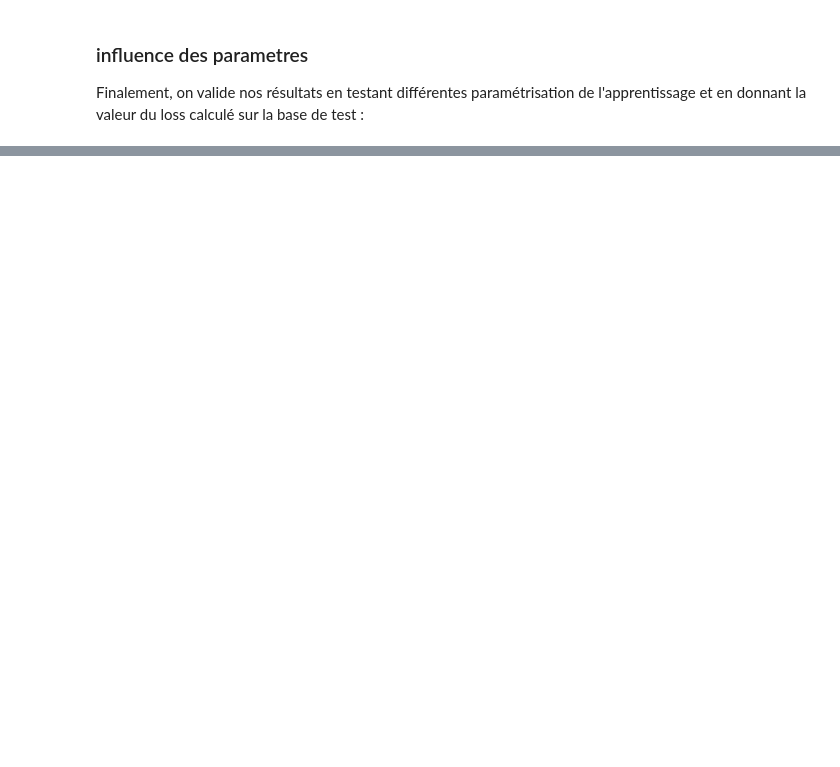
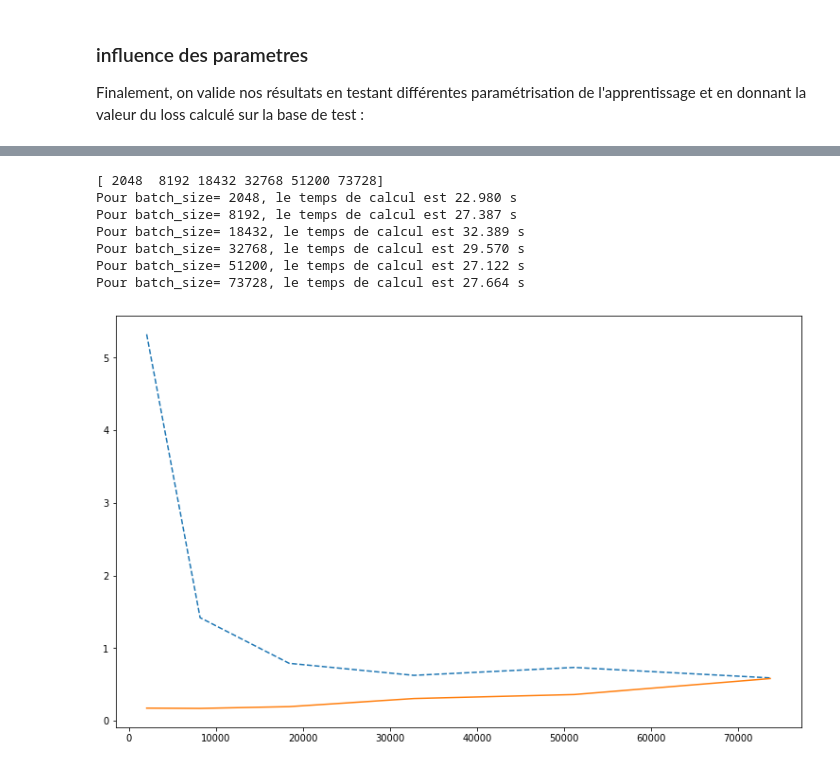
Before and after one commit to laurentperrinet/2022-05-04_transfert-des-voix, a Jupyter notebook: 2022-05-04_transfert-des-voix.ipynb, the cells around one changed output, grey strips where cells are left out. Saved outputs shown, nothing was run; the diff lists cells and outputs as text; code cells hidden in the pictures; blank space fills up the shorter version.

```diff
--- a/2022-05-04_transfert-des-voix.ipynb
+++ b/2022-05-04_transfert-des-voix.ipynb
@@ -1099,20 +1099,30 @@ ax.set_xscale = 'log'
 # %%
 import time
 results_train, results_test = [], []
 batch_sizes = (batch_size * np.arange(1, N_scan) ** 2) // 8
 print(batch_sizes)
 for batch_size_ in batch_sizes:
     tic = time.time()
     trans, loss_train, loss_test, p_1, p_2, p_2_pred = fit_data(df_1, df_2, batch_size=batch_size_, verbose=False)
     print(f'Pour batch_size= {batch_size_}, le temps de calcul est {time.time()-tic:.3f} s')
     results_train.append(loss_train)
     results_test.append(loss_test)
 
 fig, ax = plt.subplots(figsize = (13, 8))
 ax.plot(batch_sizes, results_train, '--')
 ax.plot(batch_sizes, results_test)
 ax.set_xlabel = 'batch size'
 ax.set_ylabel = 'Loss'
+ax.set_xscale('log');
+# %% [output]
+[ 2048  8192 18432 32768 51200 73728]
+Pour batch_size= 2048, le temps de calcul est 22.980 s
+Pour batch_size= 8192, le temps de calcul est 27.387 s
+Pour batch_size= 18432, le temps de calcul est 32.389 s
+Pour batch_size= 32768, le temps de calcul est 29.570 s
+Pour batch_size= 51200, le temps de calcul est 27.122 s
+Pour batch_size= 73728, le temps de calcul est 27.664 s
+[figure, added]
 # %%
 results_train, results_test = [], []
 beta1s = 1 - (1 - beta1) * np.logspace(-1, 1, 7, base=10)
```
Also changed, not shown: parts of 25 cells of this notebook, 1 other file.
